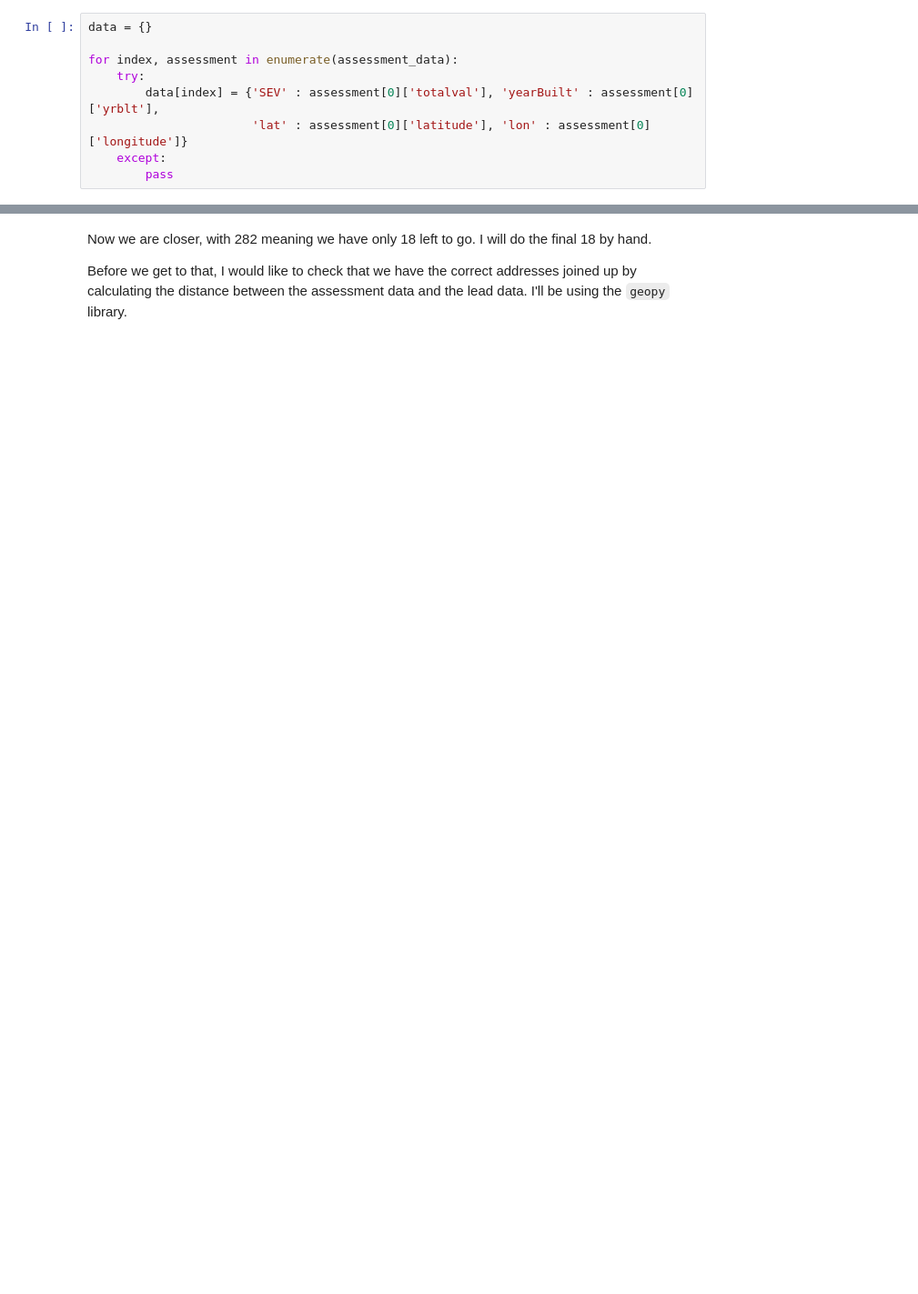
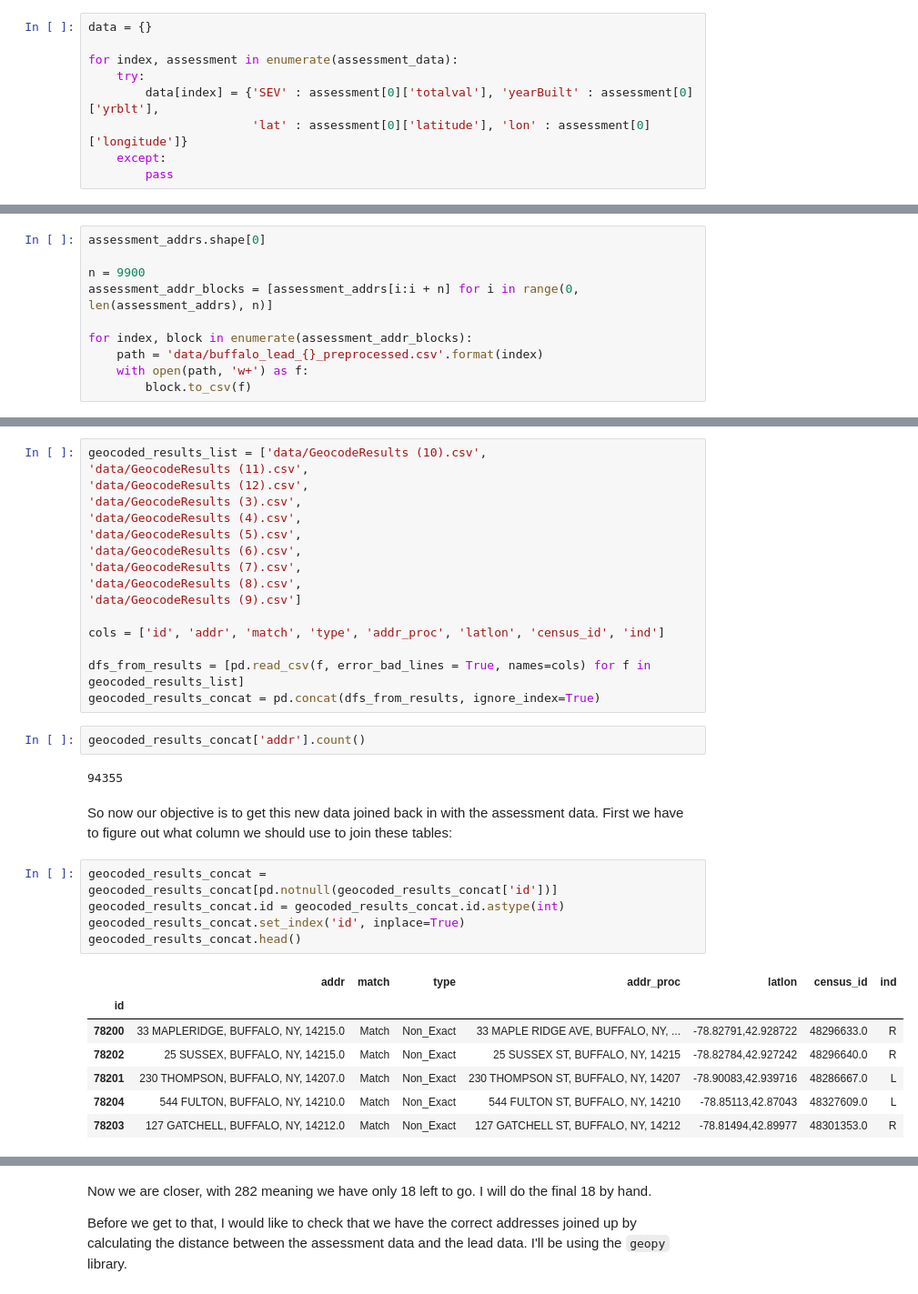
Before and after one commit to nshea3/pbfreebflo-ml, a Jupyter notebook: buffalo_data_process.ipynb, the cells around one changed output, grey strips where cells are left out. Shown: that part at 91% size. Drawn from its saved outputs; the diff is of its cells as text; blank space fills up the shorter version.

```diff
--- a/buffalo_data_process.ipynb
+++ b/buffalo_data_process.ipynb
@@ -122,0 +148,10 @@ buffalo_lead = buffalo_lead.join(assessment_data_df)
+# %%
+assessment_addrs.shape[0]
+
+n = 9900
+assessment_addr_blocks = [assessment_addrs[i:i + n] for i in range(0, len(assessment_addrs), n)]
+
+for index, block in enumerate(assessment_addr_blocks):
+    path = 'data/buffalo_lead_{}_preprocessed.csv'.format(index)
+    with open(path, 'w+') as f:
+        block.to_csv(f)
@@ -123 +164,36 @@ buffalo_lead = buffalo_lead.join(assessment_data_df)
+# %%
+geocoded_results_list = ['data/GeocodeResults (10).csv',
+'data/GeocodeResults (11).csv',
+'data/GeocodeResults (12).csv',
+'data/GeocodeResults (3).csv',
+'data/GeocodeResults (4).csv',
+'data/GeocodeResults (5).csv',
+'data/GeocodeResults (6).csv',
+'data/GeocodeResults (7).csv',
+'data/GeocodeResults (8).csv',
+'data/GeocodeResults (9).csv']
+
+cols = ['id', 'addr', 'match', 'type', 'addr_proc', 'latlon', 'census_id', 'ind']
+
+dfs_from_results = [pd.read_csv(f, error_bad_lines = True, names=cols) for f in geocoded_results_list]
+geocoded_results_concat = pd.concat(dfs_from_results, ignore_index=True)
+# %%
+geocoded_results_concat['addr'].count()
+# %% [output]
+94355
+# %% [markdown]
+So now our objective is to get this new data joined back in with the assessment data. First we have to figure out what column we should use to join these tables:
+# %%
+geocoded_results_concat = geocoded_results_concat[pd.notnull(geocoded_results_concat['id'])]
+geocoded_results_concat.id = geocoded_results_concat.id.astype(int)
+geocoded_results_concat.set_index('id', inplace=True)
+geocoded_results_concat.head()
+# %% [output]
+|  | addr | match | type | addr_proc | latlon | census_id | ind |
+| id |  |  |  |  |  |  |  |
+| 78200 | 33 MAPLERIDGE, BUFFALO, NY, 14215.0 | Match | Non_Exact | 33 MAPLE RIDGE AVE, BUFFALO, NY, ... | -78.82791,42.928722 | 48296633.0 | R |
+| 78202 | 25 SUSSEX, BUFFALO, NY, 14215.0 | Match | Non_Exact | 25 SUSSEX ST, BUFFALO, NY, 14215 | -78.82784,42.927242 | 48296640.0 | R |
+| 78201 | 230 THOMPSON, BUFFALO, NY, 14207.0 | Match | Non_Exact | 230 THOMPSON ST, BUFFALO, NY, 14207 | -78.90083,42.939716 | 48286667.0 | L |
+| 78204 | 544 FULTON, BUFFALO, NY, 14210.0 | Match | Non_Exact | 544 FULTON ST, BUFFALO, NY, 14210 | -78.85113,42.87043 | 48327609.0 | L |
+| 78203 | 127 GATCHELL, BUFFALO, NY, 14212.0 | Match | Non_Exact | 127 GATCHELL ST, BUFFALO, NY, 14212 | -78.81494,42.89977 | 48301353.0 | R |
 # %%
```
Also changed, not shown: parts of 46 cells of this notebook.
